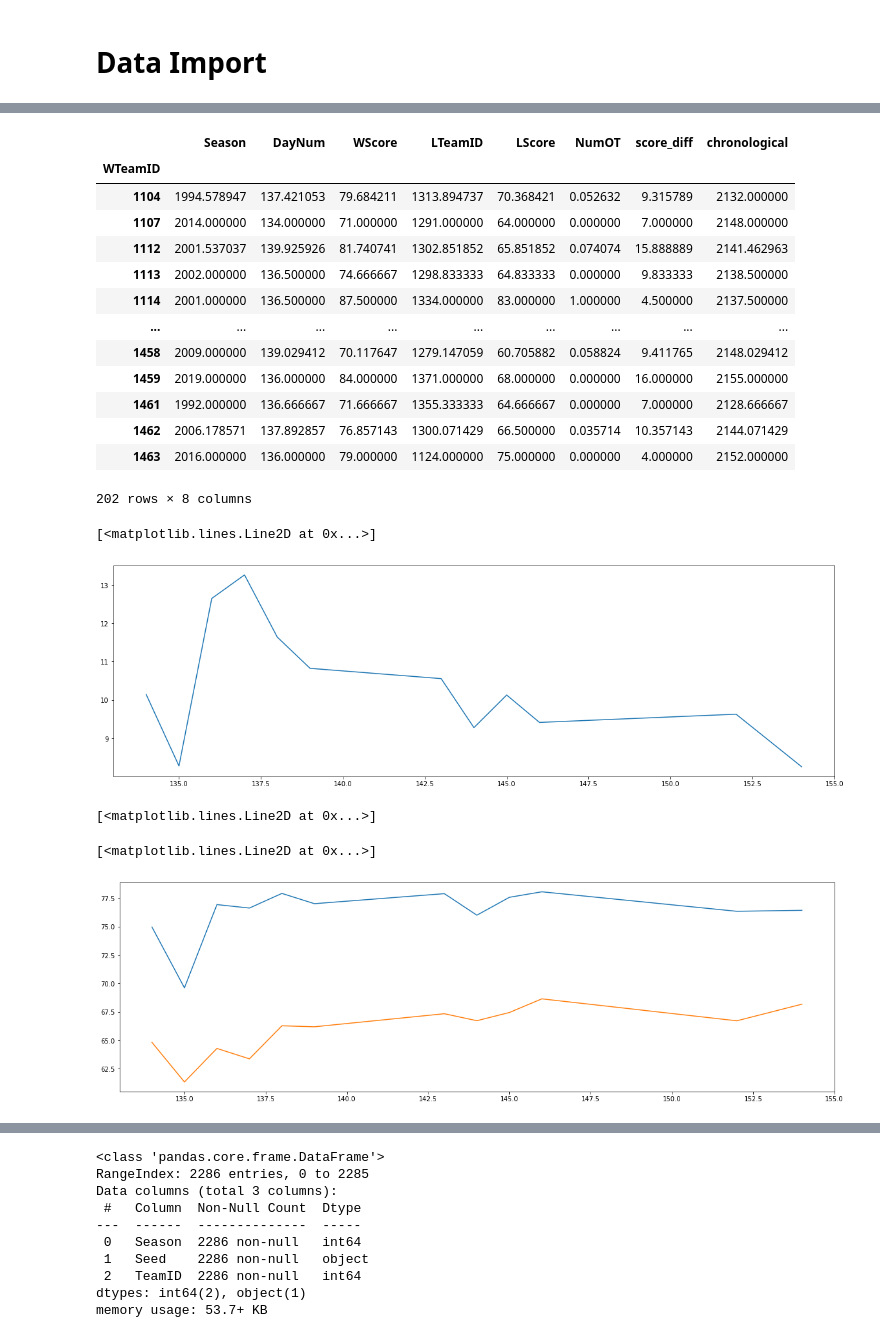
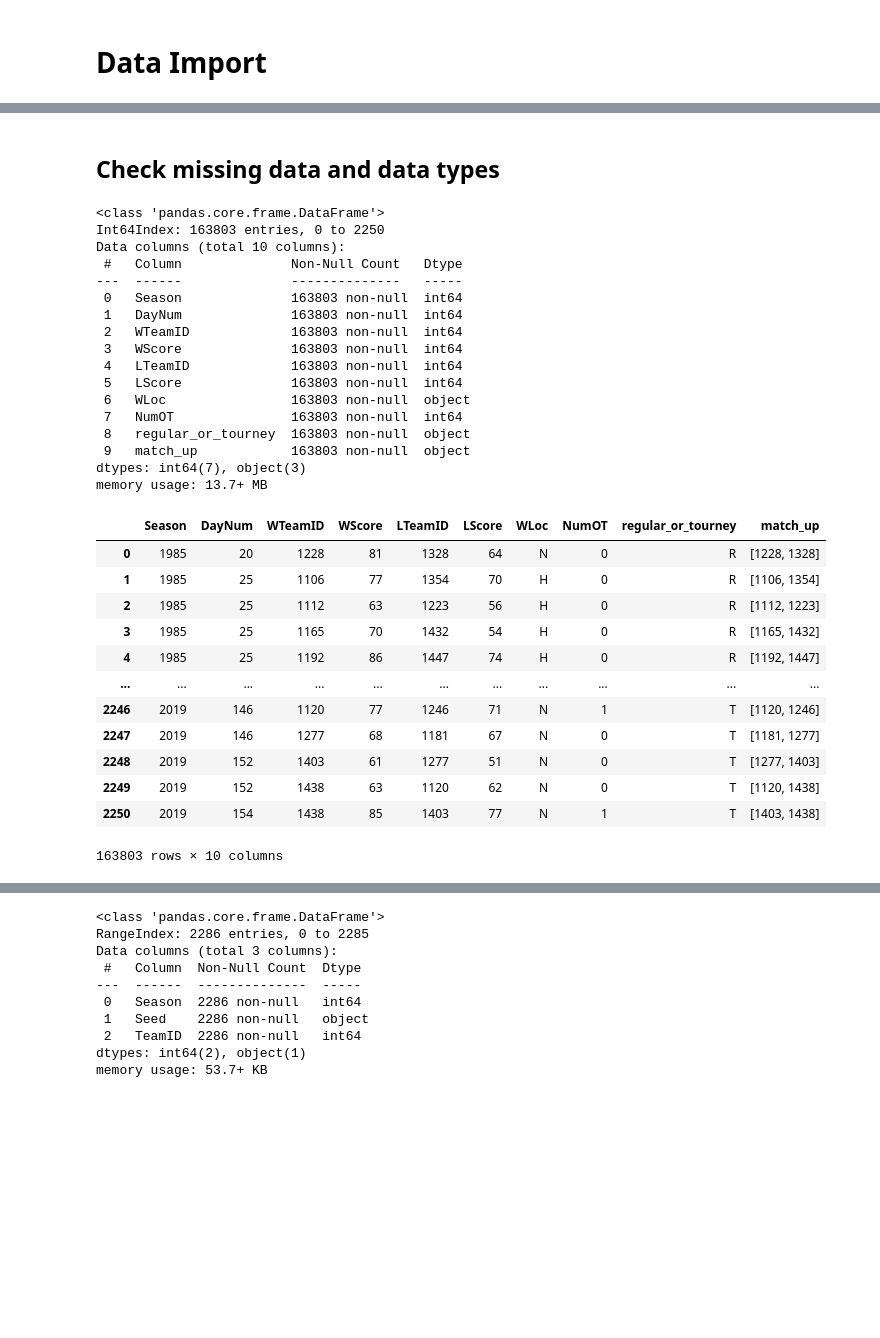
Before and after one commit to YT-Hwang/Kaggle_Competion, a Jupyter notebook: Google Cloud & NCAA® ML Competition 2020-NCAAM/EDA.ipynb, the cells around one changed output, grey strips where cells are left out. Cells and saved outputs as stored; diff of their text form; code cells hidden in the pictures; blank space fills up the shorter version.

```diff
--- a/Google Cloud & NCAA® ML Competition 2020-NCAAM/EDA.ipynb
+++ b/Google Cloud & NCAA® ML Competition 2020-NCAAM/EDA.ipynb
@@ -133,17 +82,0 @@ memory usage: 140.8+ KB
-# %%
-tourney_compact_result_M.groupby(['Season', 'WTeamID']).mean()
-# %% [output]
-|  | Season | DayNum | WScore | LTeamID | LScore | NumOT | score_diff | chronological |
-| WTeamID |  |  |  |  |  |  |  |  |
-| 1104 | 1994.578947 | 137.421053 | 79.684211 | 1313.894737 | 70.368421 | 0.052632 | 9.315789 | 2132.000000 |
-| 1107 | 2014.000000 | 134.000000 | 71.000000 | 1291.000000 | 64.000000 | 0.000000 | 7.000000 | 2148.000000 |
-| 1112 | 2001.537037 | 139.925926 | 81.740741 | 1302.851852 | 65.851852 | 0.074074 | 15.888889 | 2141.462963 |
-| 1113 | 2002.000000 | 136.500000 | 74.666667 | 1298.833333 | 64.833333 | 0.000000 | 9.833333 | 2138.500000 |
-| 1114 | 2001.000000 | 136.500000 | 87.500000 | 1334.000000 | 83.000000 | 1.000000 | 4.500000 | 2137.500000 |
-| ... | ... | ... | ... | ... | ... | ... | ... | ... |
-| 1458 | 2009.000000 | 139.029412 | 70.117647 | 1279.147059 | 60.705882 | 0.058824 | 9.411765 | 2148.029412 |
-| 1459 | 2019.000000 | 136.000000 | 84.000000 | 1371.000000 | 68.000000 | 0.000000 | 16.000000 | 2155.000000 |
-| 1461 | 1992.000000 | 136.666667 | 71.666667 | 1355.333333 | 64.666667 | 0.000000 | 7.000000 | 2128.666667 |
-| 1462 | 2006.178571 | 137.892857 | 76.857143 | 1300.071429 | 66.500000 | 0.035714 | 10.357143 | 2144.071429 |
-| 1463 | 2016.000000 | 136.000000 | 79.000000 | 1124.000000 | 75.000000 | 0.000000 | 4.000000 | 2152.000000 |
-202 rows × 8 columns
@@ -153,13 +83,48 @@ tourney_compact_result_M['chronological'] = tourney_compact_result_M['Season'] +
-# %%
-chronological = tourney_compact_result_M.groupby('DayNum').mean()
-plt.plot(chronological['score_diff'])
-# %% [output]
-[<matplotlib.lines.Line2D at 0x...>]
-[figure, removed]
-# %%
-plt.plot(chronological['WScore'])
-plt.plot(chronological['LScore'])
-# %% [output]
-[<matplotlib.lines.Line2D at 0x...>]
-[<matplotlib.lines.Line2D at 0x...>]
-[figure, removed]
+# %% [markdown]
+## Check missing data and data types
+# %%
+# create a column indicating that the data is from regular seasons or tournaments.
+tourney_compact_result_M['regular_or_tourney'] = "T"
+regular_compact_result_M['regular_or_tourney'] = "R"
+
+# Concatenate the tourney and regular compact results.
+entire_compact_result_M = pd.concat([regular_compact_result_M, tourney_compact_result_M])
+
+# Create a match up column with lower TeamID comes first.
+entire_compact_result_M['match_up'] = entire_compact_result_M[['WTeamID', 'LTeamID']].values.tolist()
+entire_compact_result_M['match_up'] = entire_compact_result_M['match_up'].apply(sorted)
+
+# check the non-null count and the data types.
+entire_compact_result_M.info()
+entire_compact_result_M
+# %% [output]
+<class 'pandas.core.frame.DataFrame'>
+Int64Index: 163803 entries, 0 to 2250
+Data columns (total 10 columns):
+ #   Column              Non-Null Count   Dtype
+---  ------              --------------   -----
+ 0   Season              163803 non-null  int64
+ 1   DayNum              163803 non-null  int64
+ 2   WTeamID             163803 non-null  int64
+ 3   WScore              163803 non-null  int64
+ 4   LTeamID             163803 non-null  int64
+ 5   LScore              163803 non-null  int64
+ 6   WLoc                163803 non-null  object
+ 7   NumOT               163803 non-null  int64
+ 8   regular_or_tourney  163803 non-null  object
+ 9   match_up            163803 non-null  object
+dtypes: int64(7), object(3)
+memory usage: 13.7+ MB
+|  | Season | DayNum | WTeamID | WScore | LTeamID | LScore | WLoc | NumOT | regular_or_tourney | match_up |
+| 0 | 1985 | 20 | 1228 | 81 | 1328 | 64 | N | 0 | R | [1228, 1328] |
+| 1 | 1985 | 25 | 1106 | 77 | 1354 | 70 | H | 0 | R | [1106, 1354] |
+| 2 | 1985 | 25 | 1112 | 63 | 1223 | 56 | H | 0 | R | [1112, 1223] |
+| 3 | 1985 | 25 | 1165 | 70 | 1432 | 54 | H | 0 | R | [1165, 1432] |
+| 4 | 1985 | 25 | 1192 | 86 | 1447 | 74 | H | 0 | R | [1192, 1447] |
+| ... | ... | ... | ... | ... | ... | ... | ... | ... | ... | ... |
+| 2246 | 2019 | 146 | 1120 | 77 | 1246 | 71 | N | 1 | T | [1120, 1246] |
+| 2247 | 2019 | 146 | 1277 | 68 | 1181 | 67 | N | 0 | T | [1181, 1277] |
+| 2248 | 2019 | 152 | 1403 | 61 | 1277 | 51 | N | 0 | T | [1277, 1403] |
+| 2249 | 2019 | 152 | 1438 | 63 | 1120 | 62 | N | 0 | T | [1120, 1438] |
+| 2250 | 2019 | 154 | 1438 | 85 | 1403 | 77 | N | 1 | T | [1403, 1438] |
+163803 rows × 10 columns
```
Also changed, not shown: parts of 15 cells of this notebook, 2 other files.
